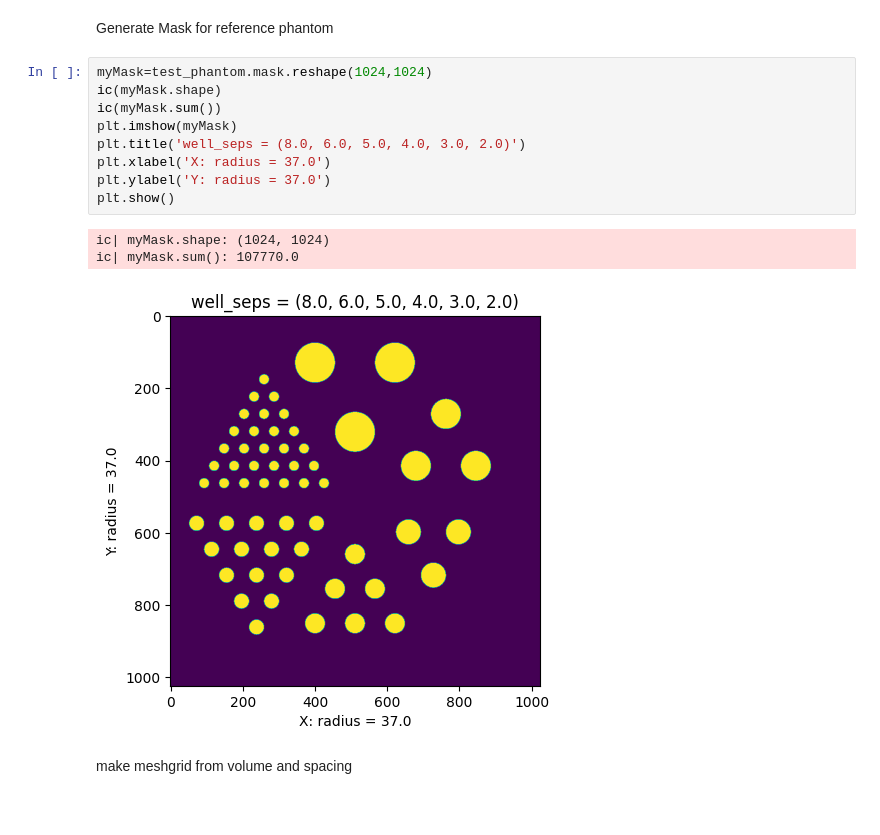
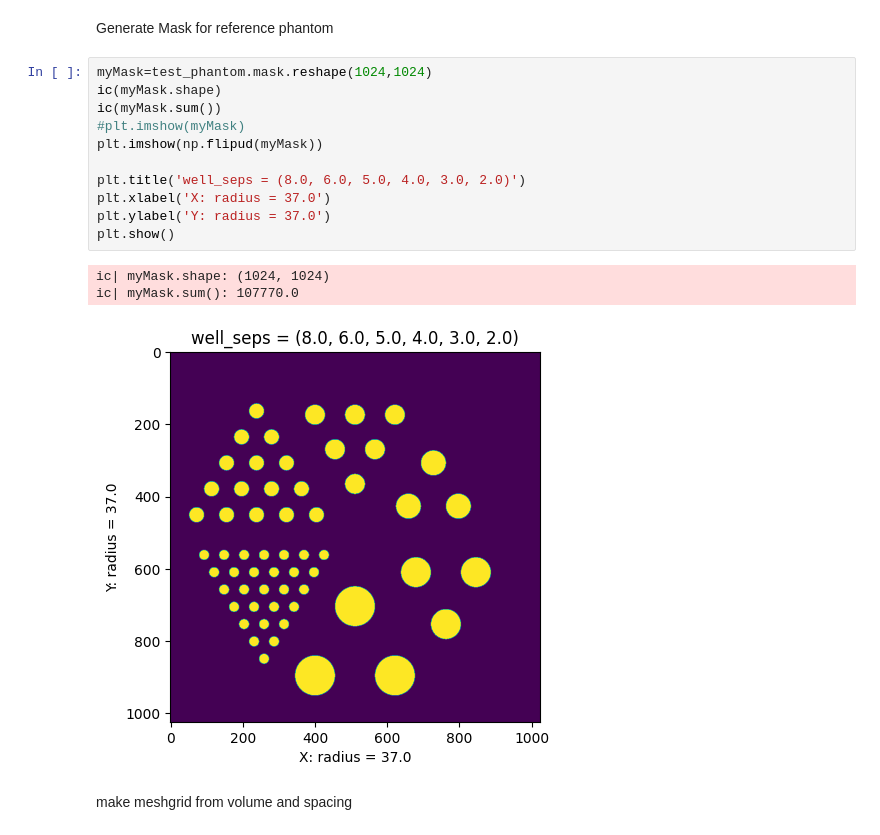
Before and after one commit to BillWorstell/derenzo_phantom, a Jupyter notebook: iCheckRotations.ipynb, the cells around one changed output. Cells and saved outputs as stored; diff of their text form.

```diff
--- a/iCheckRotations.ipynb
+++ b/iCheckRotations.ipynb
@@ -226,16 +226,18 @@ Generate Mask for reference phantom
 # %%
 myMask=test_phantom.mask.reshape(1024,1024)
 ic(myMask.shape)
 ic(myMask.sum())
-plt.imshow(myMask)
+#plt.imshow(myMask)
+plt.imshow(np.flipud(myMask))
+
 plt.title('well_seps = (8.0, 6.0, 5.0, 4.0, 3.0, 2.0)')
 plt.xlabel('X: radius = 37.0')
 plt.ylabel('Y: radius = 37.0')
 plt.show()
 # %% [output]
 ic| myMask.shape: (1024, 1024)
 ic| myMask.sum(): 107770.0
-[figure, old version]
+[figure, new version]
 # %% [markdown]
 make meshgrid from volume and spacing
 # %%
```
Also changed, not shown: parts of 59 cells of this notebook.
